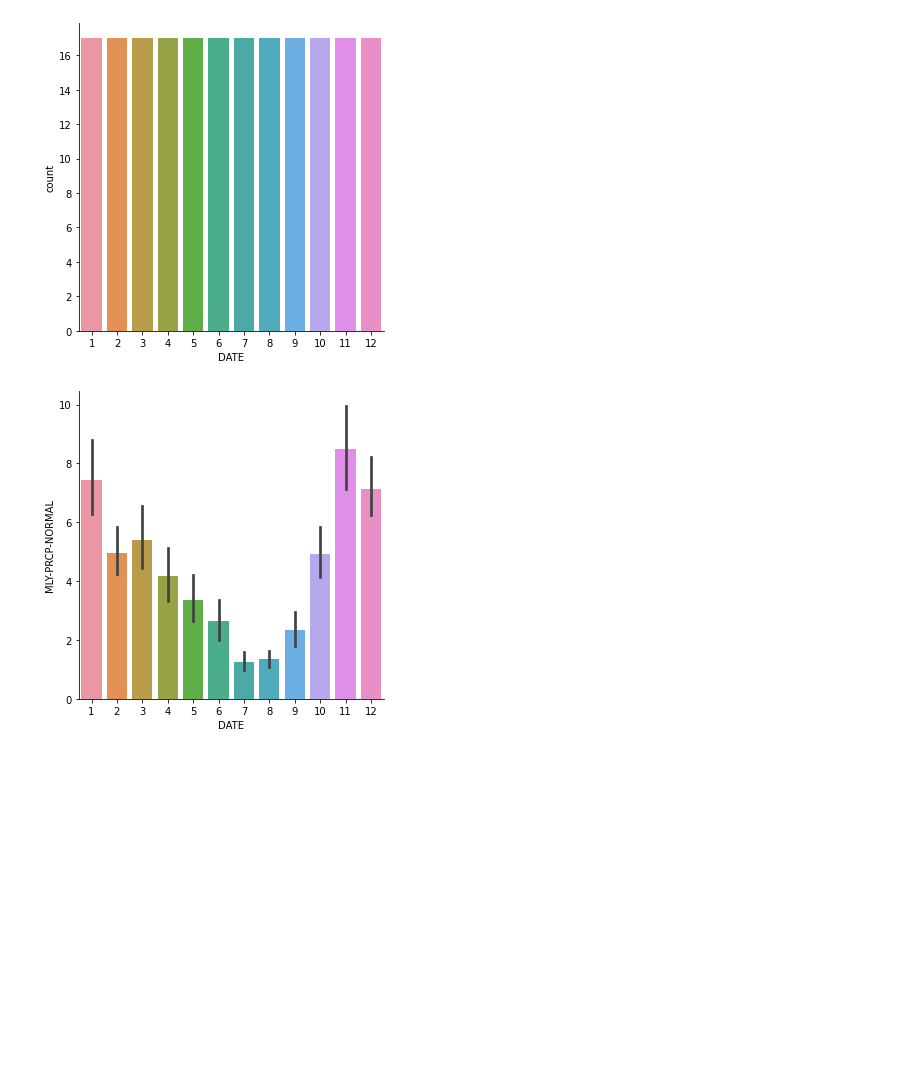
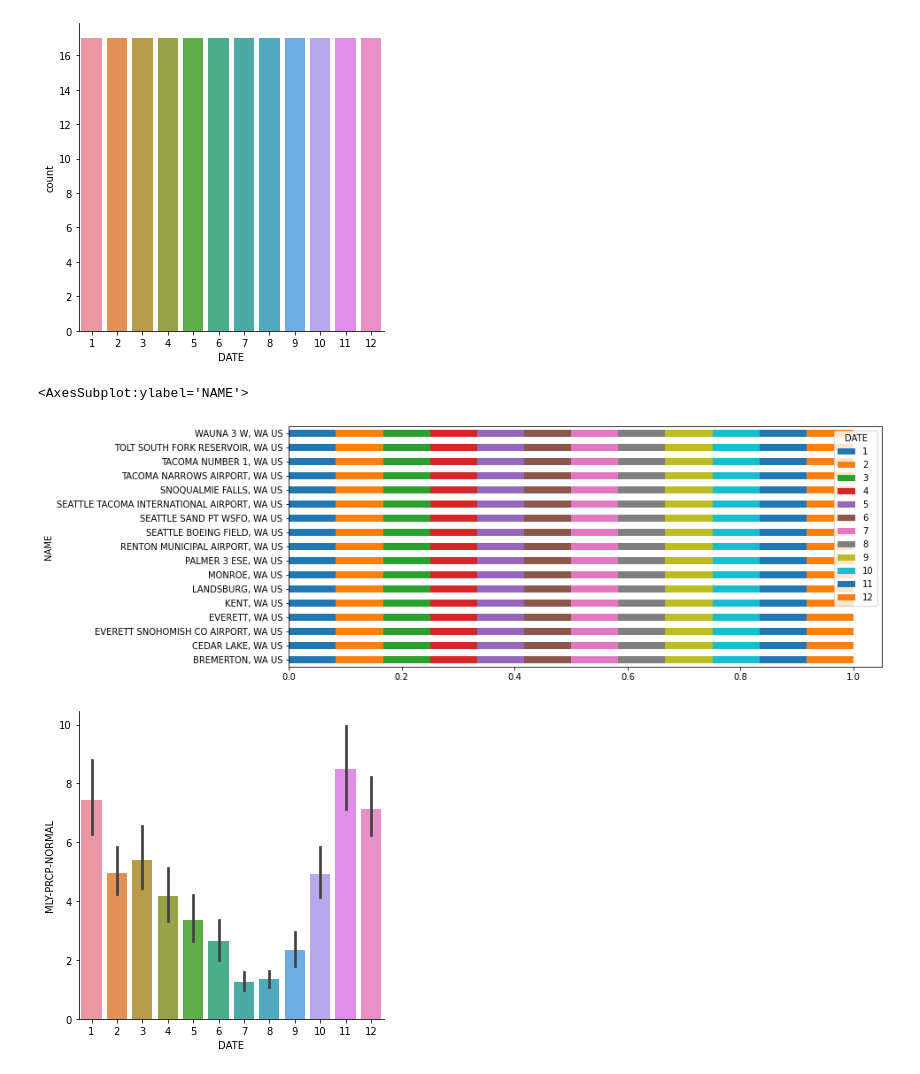
Before and after one commit to lauraalexandria/cursos-python, a Jupyter notebook: script_seaborn.ipynb, the cells around one changed output. Saved outputs shown, nothing was run; the diff lists cells and outputs as text; code cells hidden in the pictures; blank space fills up the shorter version.

```diff
--- a/script_seaborn.ipynb
+++ b/script_seaborn.ipynb
@@ -130,6 +130,14 @@ plt.show()
 # sns.catplot(x = "categórica", data = df, kind = "count",
 #             order = ["cat1", "cat2", ...]) # Ordenando o as barras;
 # plt.show()
+# %%
+cross_tab_prop = pd.crosstab(columns=df["DATE"],
+                             index=df["NAME"],
+                             normalize="index")#.sort_values("COluna para ordenar as barras")
+cross_tab_prop.plot.barh(stacked=True, figsize=(12, 5))
+# %% [output]
+<AxesSubplot:ylabel='NAME'>
+[figure, added]
 # %%
 sns.catplot(x = "DATE", y = "MLY-PRCP-NORMAL", data = df, kind = "bar") # Barras com a média da variável pelas categorias, com um intervalo;
 plt.show()
```
